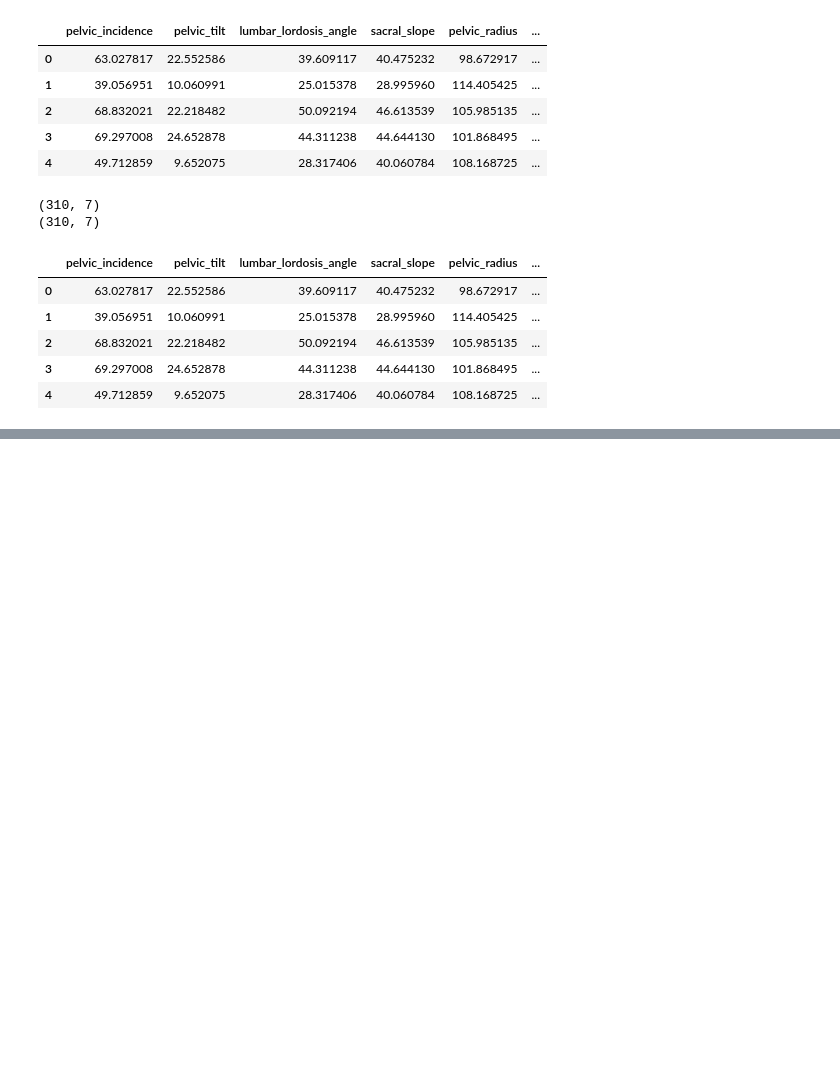
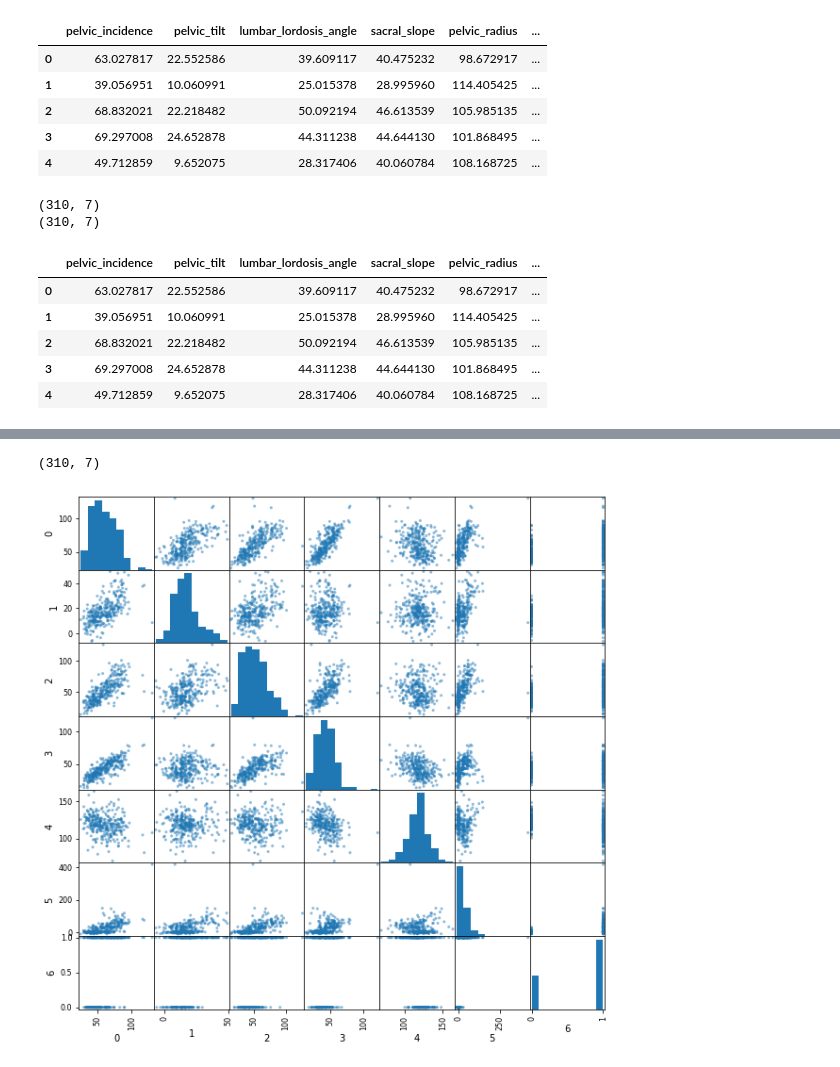
Before and after one commit to LaRola-vg/ProyectoIA, a Jupyter notebook: PrimerBoceto.ipynb, the cells around one changed output, grey strips where cells are left out. Drawn from its saved outputs; the diff is of its cells as text; code cells hidden in the pictures; blank space fills up the shorter version.

```diff
--- a/PrimerBoceto.ipynb
+++ b/PrimerBoceto.ipynb
@@ -79,0 +66,8 @@ dataNew.head(10)
+# %%
+#uniendo los dos dataset nuevamente
+dataBin = pd.concat((dataNormal, dataAbnormal)).sample(frac=1).reset_index(drop=True)
+dataBin=dataBin.replace(to_replace='Normal', value=0, regex=True)
+dataBin=dataBin.replace(to_replace='Abnormal', value=1, regex=True)
+dataBin=np.random.permutation(dataBin.values)
+dataBin=pd.DataFrame(dataBin)
+dataBin.head(10)
@@ -80,2 +86,8 @@ dataNew.head(10)
+# %%
+print(dataBin.shape)
+# %% [output]
+(310, 7)
 # %%
-pd.plotting.scatter_matrix(data, figsize=(10,10));
+pd.plotting.scatter_matrix(dataBin, figsize=(10,10));
+# %% [output]
+[figure, added]
```
Also changed, not shown: parts of 33 cells of this notebook.
